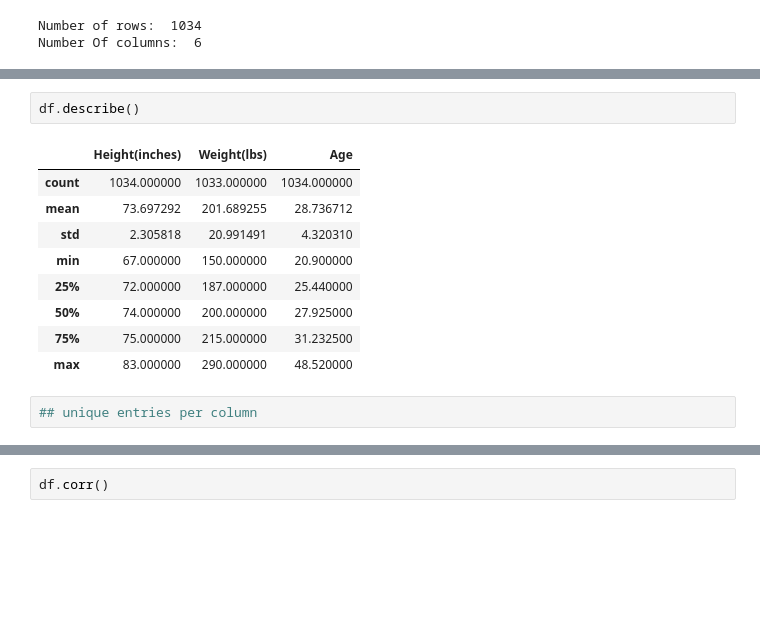
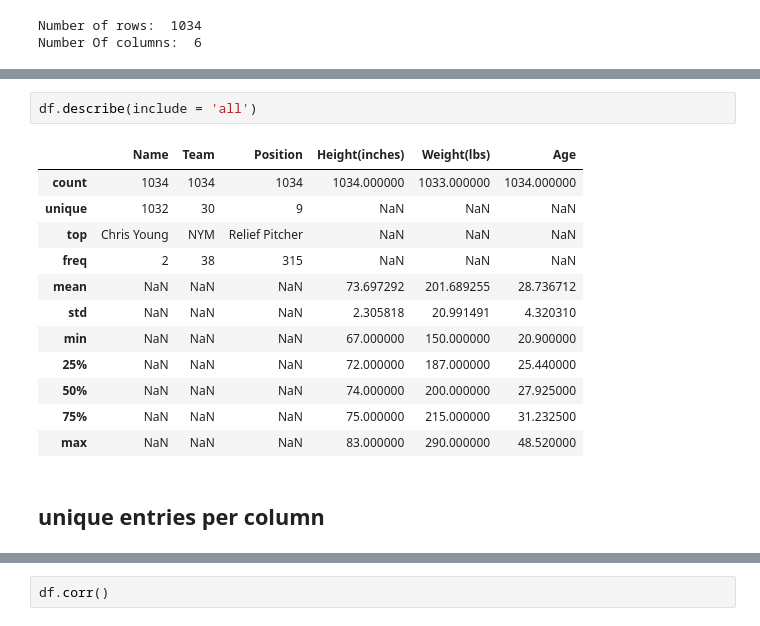
Before and after one commit to umbcdata601/fall2018, a Jupyter notebook: jupyter_notebooks/all characterization attacks on a dataframe.ipynb, the cells around one changed output, grey strips where cells are left out. Saved outputs shown, nothing was run; the diff lists cells and outputs as text; blank space fills up the shorter version.

```diff
--- a/jupyter_notebooks/all characterization attacks on a dataframe.ipynb
+++ b/jupyter_notebooks/all characterization attacks on a dataframe.ipynb
@@ -41,17 +86,20 @@ dtype: object
 # %%
-df.describe()
+df.describe(include = 'all')
 # %% [output]
-|  | Height(inches) | Weight(lbs) | Age |
-| count | 1034.000000 | 1033.000000 | 1034.000000 |
-| mean | 73.697292 | 201.689255 | 28.736712 |
-| std | 2.305818 | 20.991491 | 4.320310 |
-| min | 67.000000 | 150.000000 | 20.900000 |
-| 25% | 72.000000 | 187.000000 | 25.440000 |
-| 50% | 74.000000 | 200.000000 | 27.925000 |
-| 75% | 75.000000 | 215.000000 | 31.232500 |
-| max | 83.000000 | 290.000000 | 48.520000 |
+|  | Name | Team | Position | Height(inches) | Weight(lbs) | Age |
+| count | 1034 | 1034 | 1034 | 1034.000000 | 1033.000000 | 1034.000000 |
+| unique | 1032 | 30 | 9 | NaN | NaN | NaN |
+| top | Chris Young | NYM | Relief Pitcher | NaN | NaN | NaN |
+| freq | 2 | 38 | 315 | NaN | NaN | NaN |
+| mean | NaN | NaN | NaN | 73.697292 | 201.689255 | 28.736712 |
+| std | NaN | NaN | NaN | 2.305818 | 20.991491 | 4.320310 |
+| min | NaN | NaN | NaN | 67.000000 | 150.000000 | 20.900000 |
+| 25% | NaN | NaN | NaN | 72.000000 | 187.000000 | 25.440000 |
+| 50% | NaN | NaN | NaN | 74.000000 | 200.000000 | 27.925000 |
+| 75% | NaN | NaN | NaN | 75.000000 | 215.000000 | 31.232500 |
+| max | NaN | NaN | NaN | 83.000000 | 290.000000 | 48.520000 |
-# %%
-## unique entries per column
+# %% [markdown]
+## unique entries per column
 # %%
 for this_column in df.columns:
     print("==== ",this_column,"has",df[this_column].nunique(),"unique entries ====")
```
Also changed, not shown: parts of 29 cells of this notebook.
